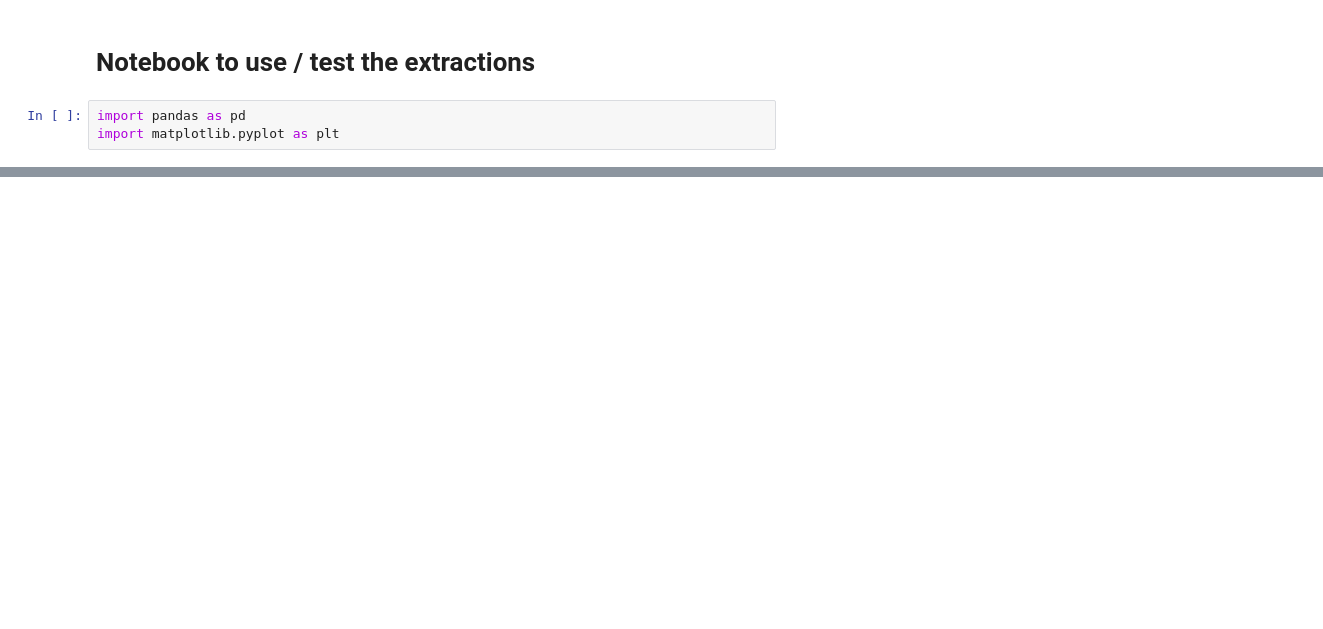
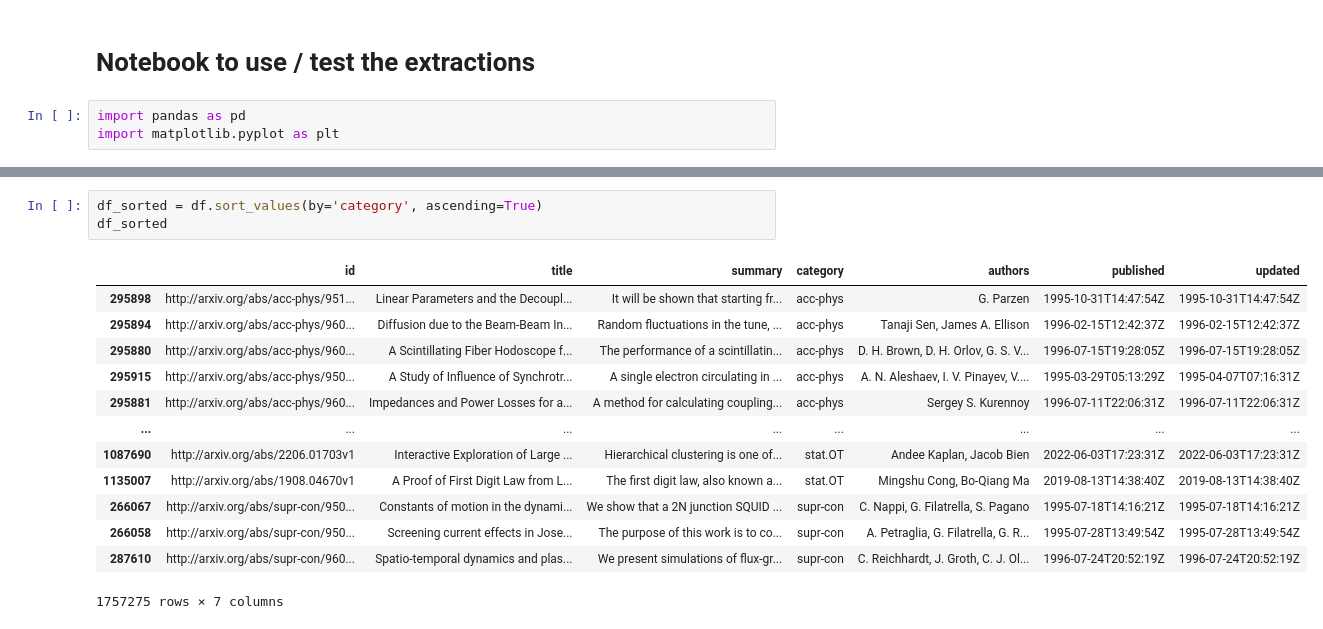
Before and after one commit to issagith/Arxiv-ML, a Jupyter notebook: scraper/usage.ipynb, the cells around one changed output, grey strips where cells are left out. Saved outputs shown, nothing was run; the diff lists cells and outputs as text; blank space fills up the shorter version.

```diff
--- a/scraper/usage.ipynb
+++ b/scraper/usage.ipynb
@@ -22,0 +45,17 @@ df
+# %%
+df_sorted = df.sort_values(by='category', ascending=True)
+df_sorted
+# %% [output]
+|  | id | title | summary | category | authors | published | updated |
+| 295898 | http://arxiv.org/abs/acc-phys/951... | Linear Parameters and the Decoupl... | It will be shown that starting fr... | acc-phys | G. Parzen | 1995-10-31T14:47:54Z | 1995-10-31T14:47:54Z |
+| 295894 | http://arxiv.org/abs/acc-phys/960... | Diffusion due to the Beam-Beam In... | Random fluctuations in the tune, ... | acc-phys | Tanaji Sen, James A. Ellison | 1996-02-15T12:42:37Z | 1996-02-15T12:42:37Z |
+| 295880 | http://arxiv.org/abs/acc-phys/960... | A Scintillating Fiber Hodoscope f... | The performance of a scintillatin... | acc-phys | D. H. Brown, D. H. Orlov, G. S. V... | 1996-07-15T19:28:05Z | 1996-07-15T19:28:05Z |
+| 295915 | http://arxiv.org/abs/acc-phys/950... | A Study of Influence of Synchrotr... | A single electron circulating in ... | acc-phys | A. N. Aleshaev, I. V. Pinayev, V.... | 1995-03-29T05:13:29Z | 1995-04-07T07:16:31Z |
+| 295881 | http://arxiv.org/abs/acc-phys/960... | Impedances and Power Losses for a... | A method for calculating coupling... | acc-phys | Sergey S. Kurennoy | 1996-07-11T22:06:31Z | 1996-07-11T22:06:31Z |
+| ... | ... | ... | ... | ... | ... | ... | ... |
+| 1087690 | http://arxiv.org/abs/2206.01703v1 | Interactive Exploration of Large ... | Hierarchical clustering is one of... | stat.OT | Andee Kaplan, Jacob Bien | 2022-06-03T17:23:31Z | 2022-06-03T17:23:31Z |
+| 1135007 | http://arxiv.org/abs/1908.04670v1 | A Proof of First Digit Law from L... | The first digit law, also known a... | stat.OT | Mingshu Cong, Bo-Qiang Ma | 2019-08-13T14:38:40Z | 2019-08-13T14:38:40Z |
+| 266067 | http://arxiv.org/abs/supr-con/950... | Constants of motion in the dynami... | We show that a 2N junction SQUID ... | supr-con | C. Nappi, G. Filatrella, S. Pagano | 1995-07-18T14:16:21Z | 1995-07-18T14:16:21Z |
+| 266058 | http://arxiv.org/abs/supr-con/950... | Screening current effects in Jose... | The purpose of this work is to co... | supr-con | A. Petraglia, G. Filatrella, G. R... | 1995-07-28T13:49:54Z | 1995-07-28T13:49:54Z |
+| 287610 | http://arxiv.org/abs/supr-con/960... | Spatio-temporal dynamics and plas... | We present simulations of flux-gr... | supr-con | C. Reichhardt, J. Groth, C. J. Ol... | 1996-07-24T20:52:19Z | 1996-07-24T20:52:19Z |
+1757275 rows × 7 columns
```
Also changed, not shown: parts of 13 cells of this notebook, 16 other files.
